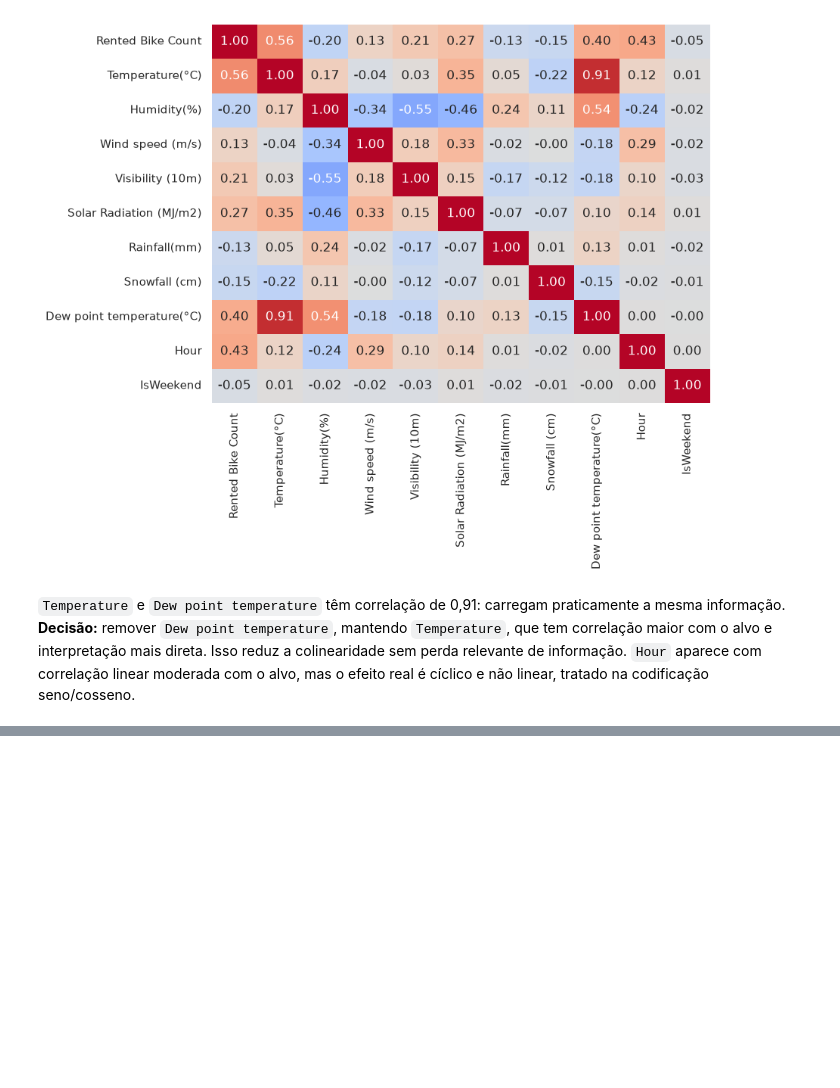
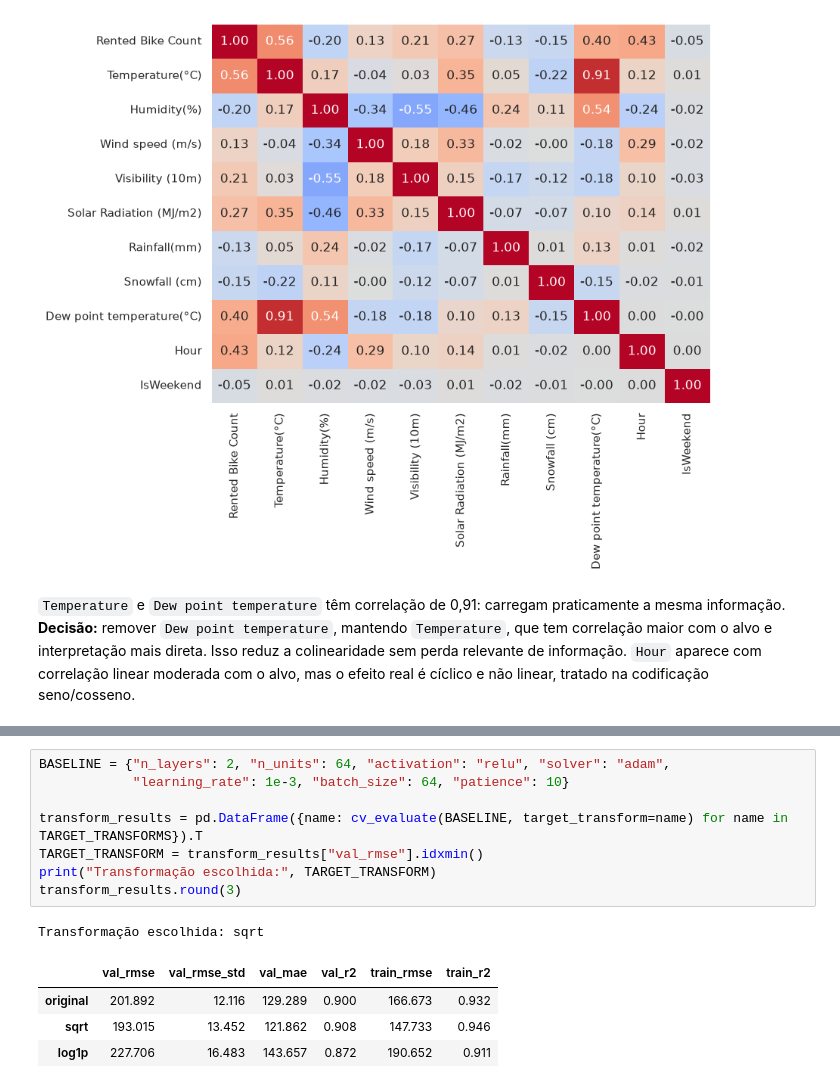
Before and after one commit to Gaalbu/Mlp-Som-Seoul-bike-renting, a Jupyter notebook: mlp_seoul_bike.ipynb, the cells around one changed output, grey strips where cells are left out. Drawn from its saved outputs; the diff is of its cells as text; blank space fills up the shorter version.

```diff
--- a/mlp_seoul_bike.ipynb
+++ b/mlp_seoul_bike.ipynb
@@ -155,0 +301,14 @@ plt.show()
+# %%
+BASELINE = {"n_layers": 2, "n_units": 64, "activation": "relu", "solver": "adam",
+            "learning_rate": 1e-3, "batch_size": 64, "patience": 10}
+
+transform_results = pd.DataFrame({name: cv_evaluate(BASELINE, target_transform=name) for name in TARGET_TRANSFORMS}).T
+TARGET_TRANSFORM = transform_results["val_rmse"].idxmin()
+print("Transformação escolhida:", TARGET_TRANSFORM)
+transform_results.round(3)
+# %% [output]
+Transformação escolhida: sqrt
+|  | val_rmse | val_rmse_std | val_mae | val_r2 | train_rmse | train_r2 |
+| original | 201.892 | 12.116 | 129.289 | 0.900 | 166.673 | 0.932 |
+| sqrt | 193.015 | 13.452 | 121.862 | 0.908 | 147.733 | 0.946 |
+| log1p | 227.706 | 16.483 | 143.657 | 0.872 | 190.652 | 0.911 |
```
Also changed, not shown: parts of 12 cells of this notebook.
